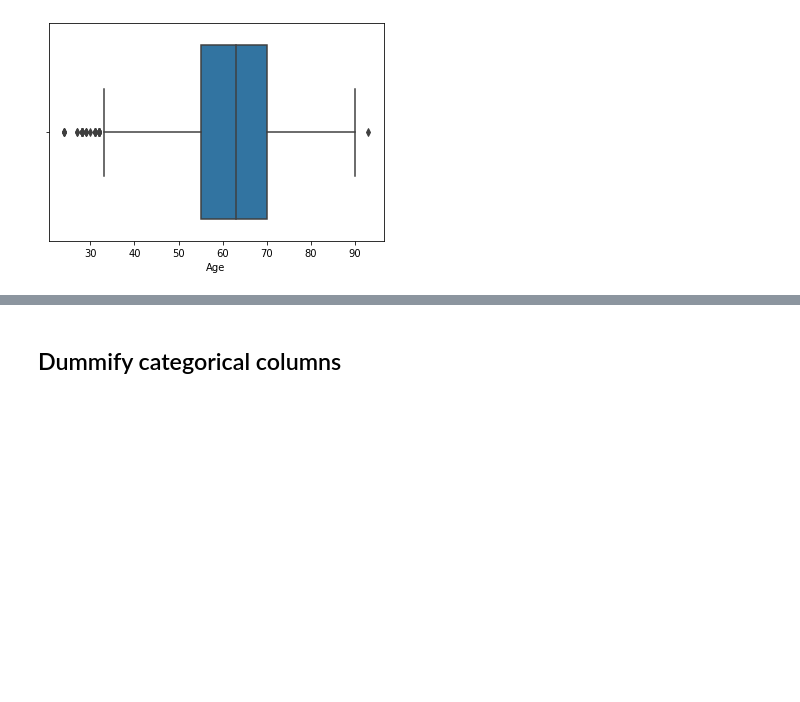
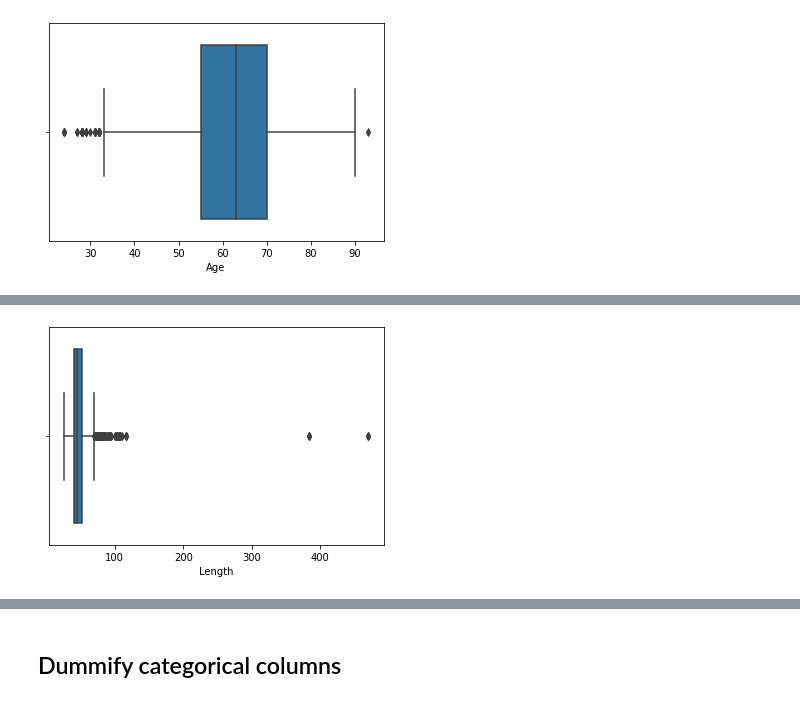
Before and after one commit to carlysharma/yacht_insurance, a Jupyter notebook: code/02_Model_Preprocessing.ipynb, the cells around one changed output, grey strips where cells are left out. Cells and saved outputs as stored; diff of their text form; code cells hidden in the pictures; blank space fills up the shorter version.

```diff
--- a/code/02_Model_Preprocessing.ipynb
+++ b/code/02_Model_Preprocessing.ipynb
@@ -427,0 +486,5 @@ sns.boxplot(x=combined['Age']);
+# %%
+# Check the length of the boat
+sns.boxplot(x=combined['Length']);
+# %% [output]
+[figure, added]
```
Also changed, not shown: parts of 24 cells of this notebook, 12 other files.
